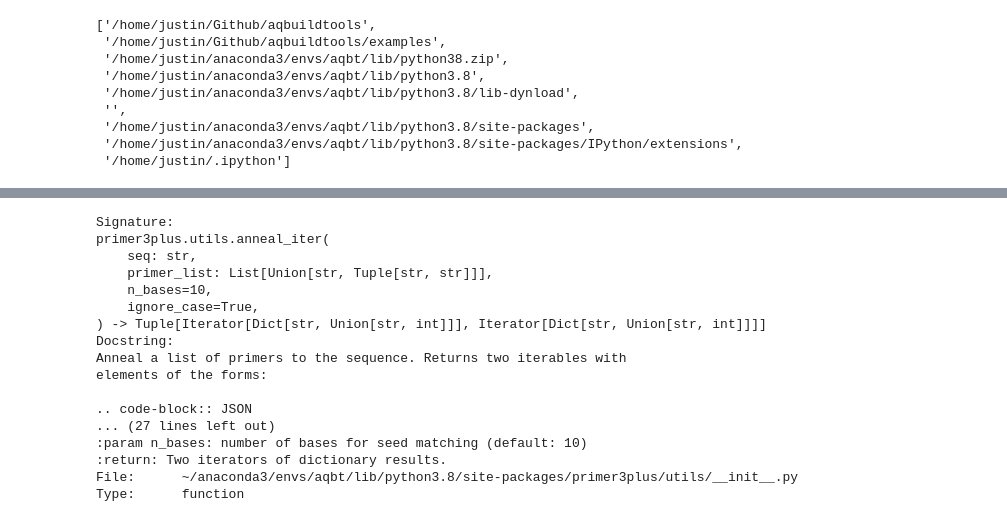
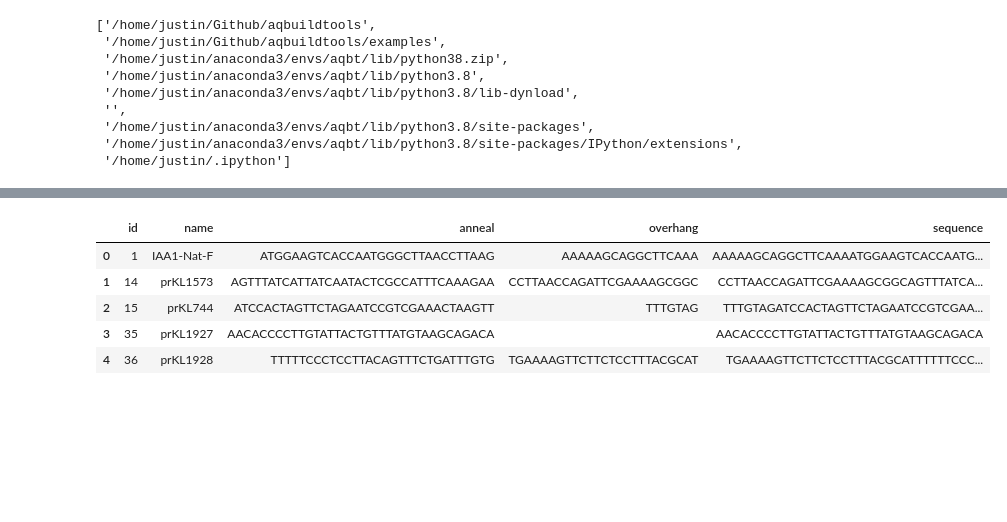
Before and after one commit to jvrana/aqbuildtools, a Jupyter notebook: examples/Untitled1.ipynb, the cells around one changed output, grey strips where cells are left out. Cells and saved outputs as stored; diff of their text form; code cells hidden in the pictures; blank space fills up the shorter version.

```diff
--- a/examples/Untitled1.ipynb
+++ b/examples/Untitled1.ipynb
@@ -75,5 +89,40 @@ def get_primers(sess, page_size=500, pbar=True, limit=None):
         all_primers += primers
     return all_primers
 
-with aq.with_cache(timeout=50) as sess:
-    primers = get_primers(sess)
+def clean_seq(seq):
+    return re.sub('\s', '', seq)
+
+def _primer_add_seqs(p):
+    try:
+        p.properties
+        overhang = clean_seq(p.properties['Overhang Sequence'] or '')
+        anneal = clean_seq(p.properties['Anneal Sequence'] or '')
+
+        sequence = overhang + anneal
+        p.overhang = overhang
+        p.anneal = anneal
+        p.sequence = sequence
+    except JSONDecodeError as e:
+        pass
+
+def _primer_rows(primers):
+    for p in primers:
+        _primer_add_seqs(p)
+
+    primer_rows = []
+    for p in primers:
+        if hasattr(p, 'anneal'):
+            row = {
+                'id': p.id,
+                'name': p.name,
+                'anneal': p.anneal,
+                'overhang': p.overhang,
+                'sequence': p.sequence
+            }
+            primer_rows.append(row)
+    return primer_rows
+
+def primer_df(primers):
+    primer_rows = _primer_rows(primers)
+    df = pd.DataFrame(primer_rows)
+    return df
@@ -131,20 +128,0 @@ import primer3plus
-# %%
-primer3plus.utils.anneal_iter?
-# %% [output]
-Signature:
-primer3plus.utils.anneal_iter(
-    seq: str,
-    primer_list: List[Union[str, Tuple[str, str]]],
-    n_bases=10,
-    ignore_case=True,
-) -> Tuple[Iterator[Dict[str, Union[str, int]]], Iterator[Dict[str, Union[str, int]]]]
-Docstring:
-Anneal a list of primers to the sequence. Returns two iterables with
-elements of the forms:
-
-.. code-block:: JSON
-... (27 lines left out)
-:param n_bases: number of bases for seed matching (default: 10)
-:return: Two iterators of dictionary results.
-File:      ~/anaconda3/envs/aqbt/lib/python3.8/site-packages/primer3plus/utils/__init__.py
-Type:      function
@@ -150,0 +132,10 @@ Type:      function
+# %%
+primer_df = primer_df(primers)
+primer_df.head()
+# %% [output]
+|  | id | name | anneal | overhang | sequence |
+| 0 | 1 | IAA1-Nat-F | ATGGAAGTCACCAATGGGCTTAACCTTAAG | AAAAAGCAGGCTTCAAA | AAAAAGCAGGCTTCAAAATGGAAGTCACCAATG... |
+| 1 | 14 | prKL1573 | AGTTTATCATTATCAATACTCGCCATTTCAAAGAA | CCTTAACCAGATTCGAAAAGCGGC | CCTTAACCAGATTCGAAAAGCGGCAGTTTATCA... |
+| 2 | 15 | prKL744 | ATCCACTAGTTCTAGAATCCGTCGAAACTAAGTT | TTTGTAG | TTTGTAGATCCACTAGTTCTAGAATCCGTCGAA... |
+| 3 | 35 | prKL1927 | AACACCCCTTGTATTACTGTTTATGTAAGCAGACA |  | AACACCCCTTGTATTACTGTTTATGTAAGCAGACA |
+| 4 | 36 | prKL1928 | TTTTTCCCTCCTTACAGTTTCTGATTTGTG | TGAAAAGTTCTTCTCCTTTACGCAT | TGAAAAGTTCTTCTCCTTTACGCATTTTTTCCC... |
```
Also changed, not shown: parts of 16 cells of this notebook, 3 other files.
